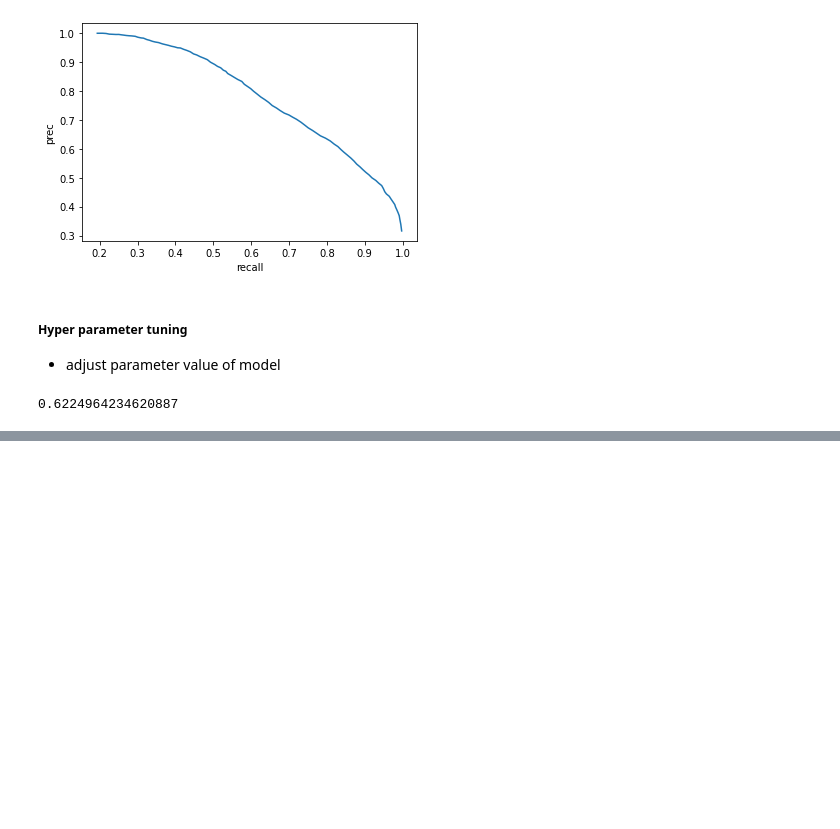
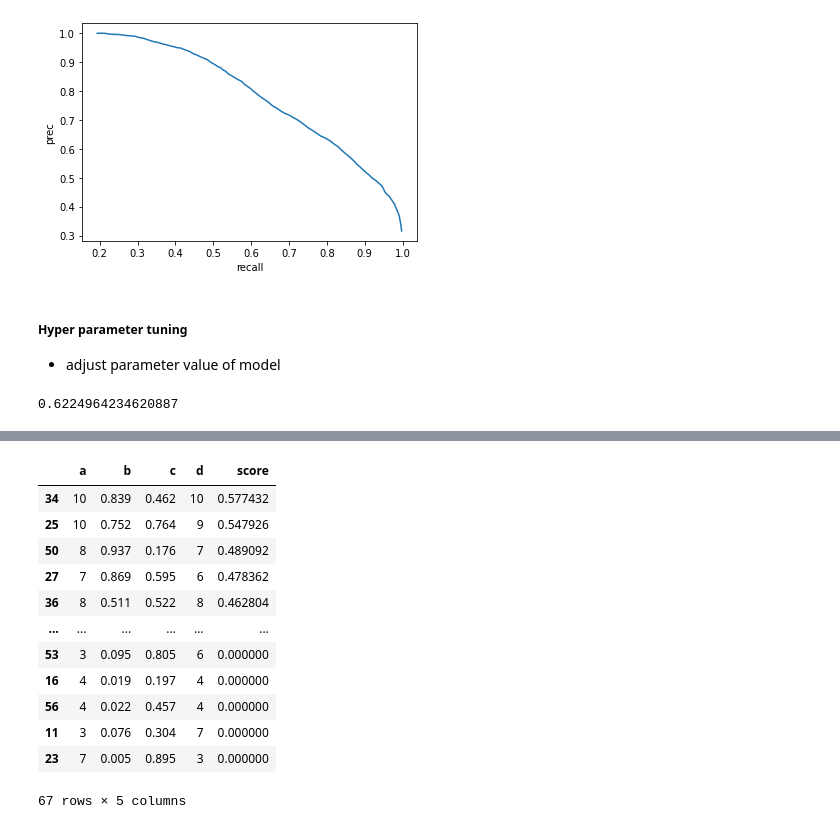
Before and after one commit to jiyoungparkme/machine_learning, a Jupyter notebook: hotel_booking/hotel_booking_cancellation.ipynb, the cells around one changed output, grey strips where cells are left out. Drawn from its saved outputs; the diff is of its cells as text; code cells hidden in the pictures; blank space fills up the shorter version.

```diff
--- a/hotel_booking/hotel_booking_cancellation.ipynb
+++ b/hotel_booking/hotel_booking_cancellation.ipynb
@@ -423,0 +429,32 @@ score_df.sort_values(by='score', ascending=False)
+# %%
+import time
+from random import randint
+all_scores = []
+t0 = time.time()
+while True:
+    if time.time() -t0 > 30 : break
+    a = randint(3,10)
+    b = randint(1,1000)/1000
+    c = randint(1,1000)/1000
+    d = randint(3,10)
+    model = gb(learning_rate = b, n_estimators = a,
+              max_depth = d, max_features=c)
+    recall = scorer(model)
+    all_scores.append({'a':a, 'b':b, 'c':c, 'd':d, 'score': recall})
+# %%
+result_df = pd.DataFrame(all_scores)
+result_df.sort_values(by='score', ascending = False)
+# %% [output]
+|  | a | b | c | d | score |
+| 34 | 10 | 0.839 | 0.462 | 10 | 0.577432 |
+| 25 | 10 | 0.752 | 0.764 | 9 | 0.547926 |
+| 50 | 8 | 0.937 | 0.176 | 7 | 0.489092 |
+| 27 | 7 | 0.869 | 0.595 | 6 | 0.478362 |
+| 36 | 8 | 0.511 | 0.522 | 8 | 0.462804 |
+| ... | ... | ... | ... | ... | ... |
+| 53 | 3 | 0.095 | 0.805 | 6 | 0.000000 |
+| 16 | 4 | 0.019 | 0.197 | 4 | 0.000000 |
+| 56 | 4 | 0.022 | 0.457 | 4 | 0.000000 |
+| 11 | 3 | 0.076 | 0.304 | 7 | 0.000000 |
+| 23 | 7 | 0.005 | 0.895 | 3 | 0.000000 |
+67 rows × 5 columns
```
Also changed, not shown: parts of 4 cells of this notebook.
